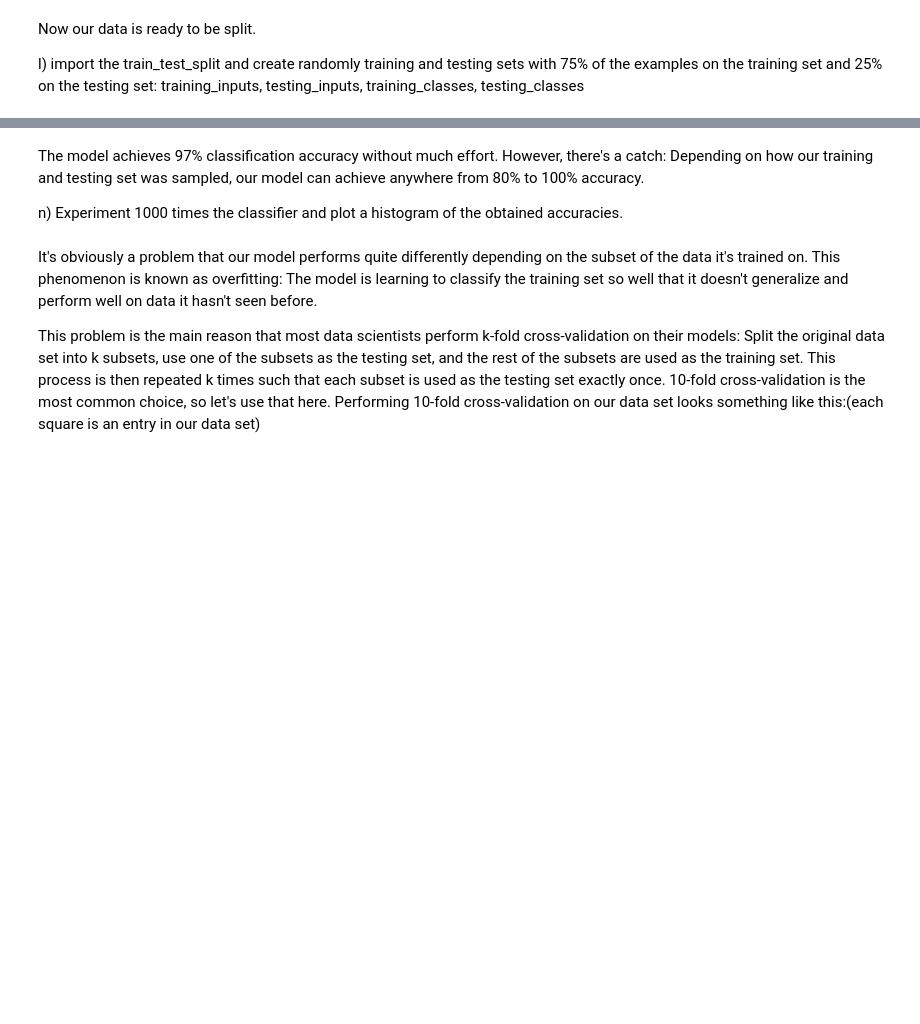
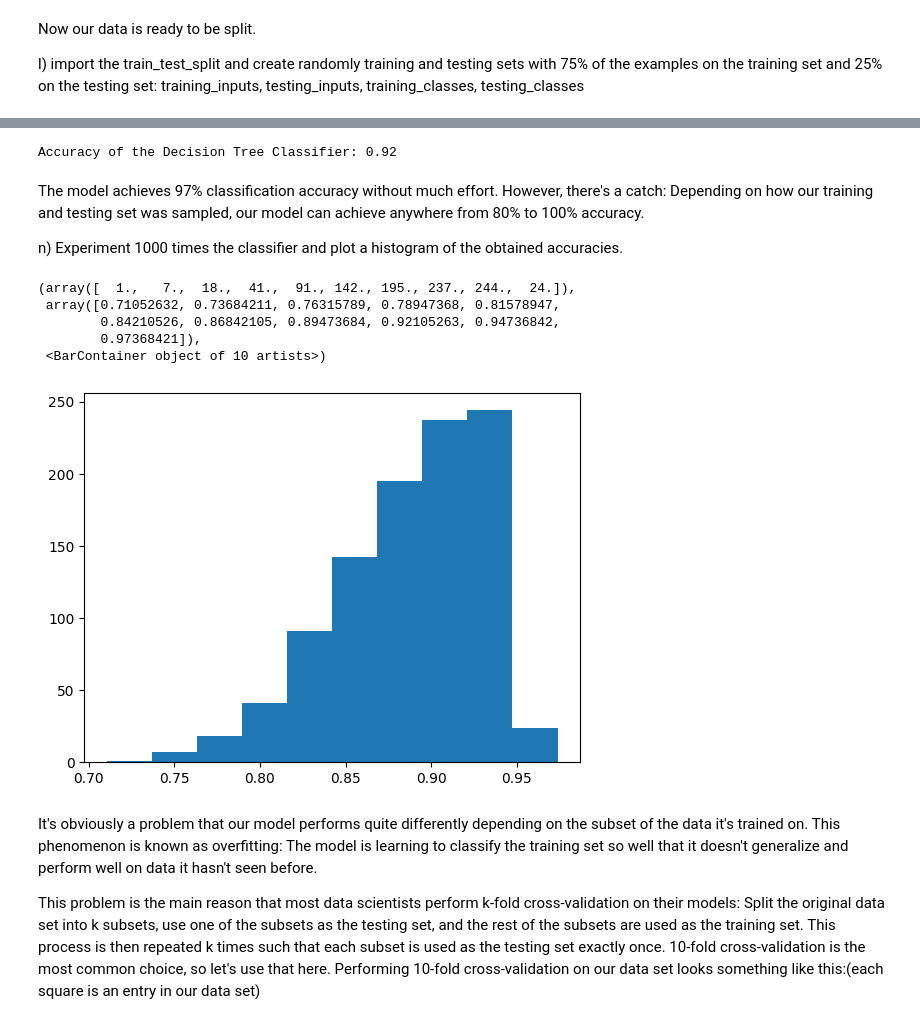
Before and after one commit to alexandre2004costa/IA_project2, a Jupyter notebook: Exercise5_IART_SupervisedLearning_Notebook/Exercise5_SupervisedLearning_ToComplete.ipynb, the cells around one changed output, grey strips where cells are left out. Saved outputs shown, nothing was run; the diff lists cells and outputs as text; code cells hidden in the pictures; blank space fills up the shorter version.

```diff
--- a/Exercise5_IART_SupervisedLearning_Notebook/Exercise5_SupervisedLearning_ToComplete.ipynb
+++ b/Exercise5_IART_SupervisedLearning_Notebook/Exercise5_SupervisedLearning_ToComplete.ipynb
@@ -542,18 +557,22 @@ The nice part about decision tree classifiers is that they are scale-invariant,
 m)	Import the DecisionTreeClassifier and train the classifier on the training set showing the final score/accuracy.
 # %%
 from sklearn.tree import DecisionTreeClassifier
+from sklearn.metrics import accuracy_score
 
 # Create the classifier
-# Your Code Here
-# ...
+decision_tree_classifier = DecisionTreeClassifier(random_state=1)
 
 # Train the classifier on the training set
-# Your Code Here
-# ...
+decision_tree_classifier.fit(training_inputs, training_classes)
 
-# Validate the classifier on the testing set using classification accuracy
-# Your Code Here
-# ...
+# Validate the classifier on the testing set
+predicted_classes = decision_tree_classifier.predict(testing_inputs)
+
+# Calculate and display the accuracy
+accuracy = accuracy_score(testing_classes, predicted_classes)
+print(f"Accuracy of the Decision Tree Classifier: {accuracy:.2f}")
+# %% [output]
+Accuracy of the Decision Tree Classifier: 0.92
 # %% [markdown]
 The model achieves 97% classification accuracy without much effort. However, there's a catch: Depending on how our training and testing set was sampled, our model can achieve anywhere from 80% to 100% accuracy.
 
@@ -561,16 +580,30 @@ n)	Experiment 1000 times the classifier and plot a histogram of the obtained acc
 # %%
 model_accuracies = []
 
 for repetition in range(1000):
     (training_inputs,
      testing_inputs,
      training_classes,
      testing_classes) = train_test_split(all_inputs, all_labels, test_size=0.25)
 
-    # Your Code Here
-    # ...
+    decision_tree_classifier = DecisionTreeClassifier(random_state=1)
+
+    # Train the classifier on the training set
+    decision_tree_classifier.fit(training_inputs, training_classes)
+
+    # Validate the classifier on the testing set
+    predicted_classes = decision_tree_classifier.predict(testing_inputs)
+
+    model_accuracies.append(accuracy_score(testing_classes, predicted_classes))
 
 plt.hist(model_accuracies)
+# %% [output]
+(array([  1.,   7.,  18.,  41.,  91., 142., 195., 237., 244.,  24.]),
+ array([0.71052632, 0.73684211, 0.76315789, 0.78947368, 0.81578947,
+        0.84210526, 0.86842105, 0.89473684, 0.92105263, 0.94736842,
+        0.97368421]),
+ <BarContainer object of 10 artists>)
+[figure, added]
 # %% [markdown]
 It's obviously a problem that our model performs quite differently depending on the subset of the data it's trained on. This phenomenon is known as overfitting: The model is learning to classify the training set so well that it doesn't generalize and perform well on data it hasn't seen before.
 
```
Also changed, not shown: parts of 14 cells of this notebook, 5 other files.
